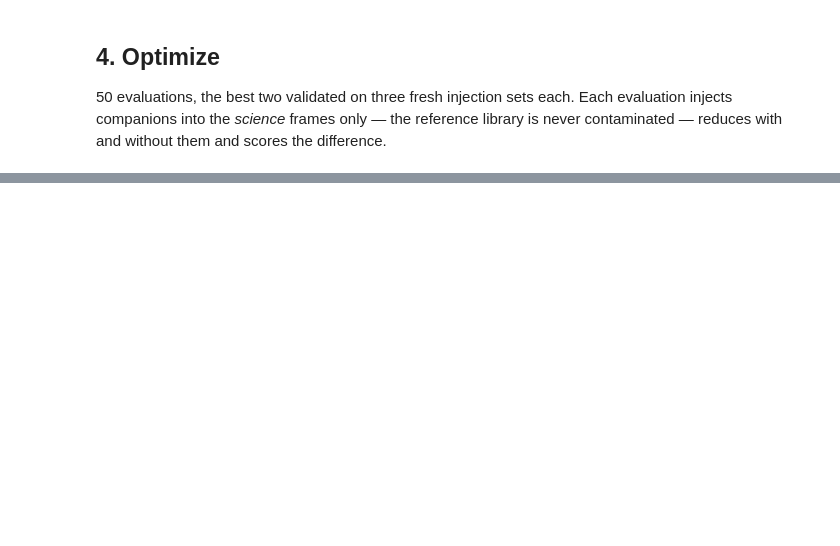
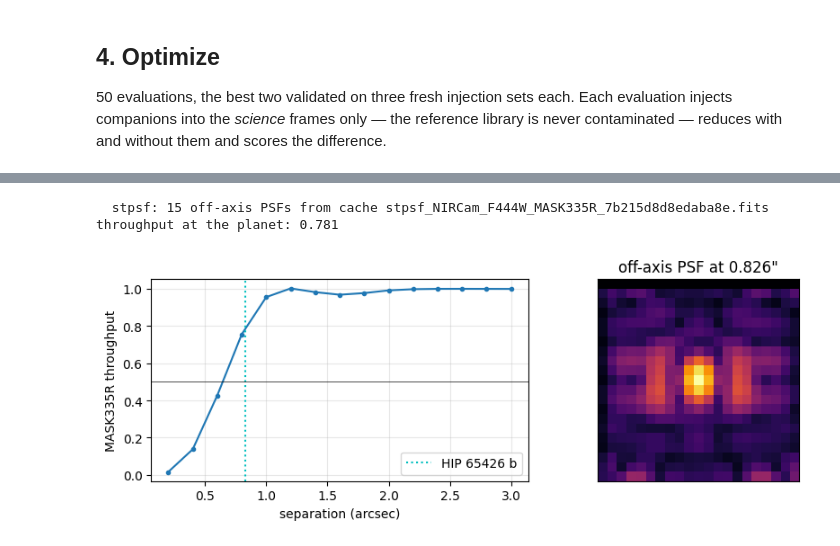
Before and after one commit to astrowagner/KLIP-TPE, a Jupyter notebook: tutorials/03_jwst_nircam_hip65426.ipynb, the cells around one changed output, grey strips where cells are left out. Saved outputs shown, nothing was run; the diff lists cells and outputs as text; code cells hidden in the pictures; blank space fills up the shorter version.

```diff
--- a/tutorials/03_jwst_nircam_hip65426.ipynb
+++ b/tutorials/03_jwst_nircam_hip65426.ipynb
@@ -283,0 +317,33 @@ if HAVE_DATA:
+# %%
+if HAVE_DATA:
+    from klip_tpe import stpsf_psf
+    try:
+        # The grid has to span the SEARCH ANNULUS, not just the planet: the injections are
+        # spread from the inner to the outer edge, and `LibraryPSF` has no template outside
+        # its own range, so a source past the last separation aborts that evaluation.  Built
+        # only out to 2.0" while the annulus reaches 45 px = 2.82", every one of 50
+        # evaluations failed -- the run finished with no winner and no best image.
+        grid = stpsf_psf.offaxis_grid("NIRCam", "F444W", image_mask="MASK335R",
+                                      seps_as=np.arange(0.2, 45 * pxscale + 0.21, 0.2),
+                                      stamp_px=21, nlambda=1)
+        psf_model = stpsf_psf.library(grid, star_flux=STAR_FLUX or 1.0)
+        plt.figure(figsize=(9, 3.2))
+        plt.subplot(1, 2, 1)
+        plt.plot(grid["seps"], grid["transmission"], "-o", ms=3)
+        plt.axvline(PLANET[0], color="c", ls=":", label="HIP 65426 b")
+        plt.axhline(0.5, color="k", lw=.5)
+        plt.xlabel("separation (arcsec)"); plt.ylabel("MASK335R throughput")
+        plt.legend(); plt.grid(alpha=.3)
+        plt.subplot(1, 2, 2)
+        st, _, _ = psf_model.stamp(PLANET[0])
+        plt.imshow(st ** 0.4, origin="lower", cmap="inferno")
+        plt.title(f'off-axis PSF at {PLANET[0]}"'); plt.xticks([]); plt.yticks([])
+        plt.tight_layout()
+        print(f"throughput at the planet: {psf_model.throughput(PLANET[0]):.3f}")
+    except Exception as exc:            # STPSF and its data files are an optional dependency
+        psf_model = None
+        print(f"STPSF unavailable ({exc}); keeping the Gaussian template")
+# %% [output]
+  stpsf: 15 off-axis PSFs from cache stpsf_NIRCam_F444W_MASK335R_7b215d8d8edaba8e.fits
+throughput at the planet: 0.781
+[figure, added]
```
Also changed, not shown: parts of 13 cells of this notebook, 9 other files.
